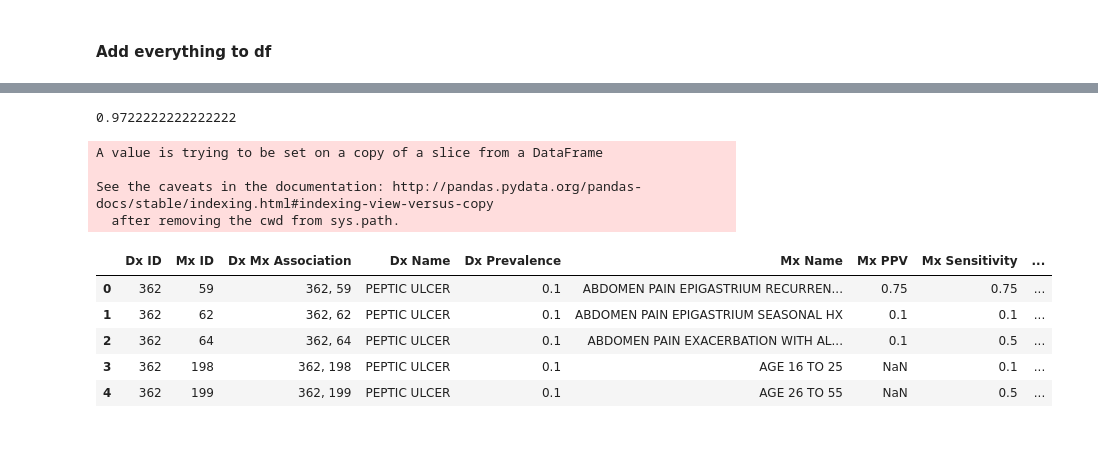
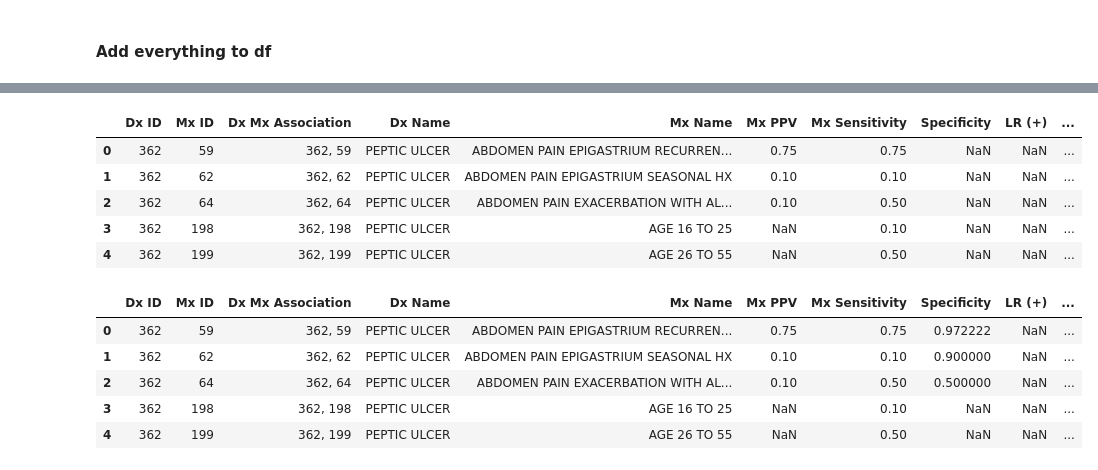
Before and after one commit to alvinjeffery/cds_bayes, a Jupyter notebook: cds_df.ipynb, the cells around one changed output, grey strips where cells are left out. Saved outputs shown, nothing was run; the diff lists cells and outputs as text; code cells hidden in the pictures; blank space fills up the shorter version.

```diff
--- a/cds_df.ipynb
+++ b/cds_df.ipynb
@@ -183,11 +189,14 @@ df.head()
 # %%
 # cast all numeric values to integers
 
-for i in range(len(df)):
-    df['Dx Prevalence'][i] = int(df['Dx Prevalence'][i])
-    df['Mx PPV'][i] = int(df['Mx PPV'][i])
-    df['Mx Sensitivity'][i] = int(df['Mx Sensitivity'][i])
-    df['Mx Import'][i] = int(df['Mx Import'][i])
+#for i in range(len(df)):
+#    df['Dx Prevalence'][i] = int(df['Dx Prevalence'][i])
+#    df['Mx PPV'][i] = int(df['Mx PPV'][i])
+#    df['Mx Sensitivity'][i] = int(df['Mx Sensitivity'][i])
+#    df['Mx Import'][i] = int(df['Mx Import'][i])
 
+# Grayson, here is a vectorized form that should be quicker
+cols = ['Dx Prevalence', 'Mx PPV', 'Mx Sensitivity', 'Import Num']
+df[cols] = df[cols].apply(pd.to_numeric)
 df.head()
 # %% [output]
@@ -281,3 +209,35 @@ See the caveats in the documentation: http://pandas.pydata.org/pandas-docs/stabl
+# %%
+PREV = {1: 1/1000000,
+       2: 1/100000,
+       3: 1/1000,
+       4: 1/100,
+       5: 1/10}
+
+PPV = {0: np.NaN,
+      1: 0.01,
+      2: 0.1,
+      3: 0.75,
+      4: 0.9,
+      5: 1}
+
+SENS = {1: 0.01,
+       2: 0.1,
+       3: 0.5,
+       4: 0.75,
+       5: 1}
+
+df['Dx Prevalence'] = df['Dx Prevalence'].map(PREV)
+df['Mx PPV'] = df['Mx PPV'].map(PPV)
+df['Mx Sensitivity'] = df['Mx Sensitivity'].map(SENS)
+# %%
+df.head()
+# %% [output]
+|  | Dx ID | Mx ID | Dx Mx Association | Dx Name | Mx Name | Mx PPV | Mx Sensitivity | Specificity | LR (+) | ... |
+| 0 | 362 | 59 | 362, 59 | PEPTIC ULCER | ABDOMEN PAIN EPIGASTRIUM RECURREN... | 0.75 | 0.75 | NaN | NaN | ... |
+| 1 | 362 | 62 | 362, 62 | PEPTIC ULCER | ABDOMEN PAIN EPIGASTRIUM SEASONAL HX | 0.10 | 0.10 | NaN | NaN | ... |
+| 2 | 362 | 64 | 362, 64 | PEPTIC ULCER | ABDOMEN PAIN EXACERBATION WITH AL... | 0.10 | 0.50 | NaN | NaN | ... |
+| 3 | 362 | 198 | 362, 198 | PEPTIC ULCER | AGE 16 TO 25 | NaN | 0.10 | NaN | NaN | ... |
+| 4 | 362 | 199 | 362, 199 | PEPTIC ULCER | AGE 26 TO 55 | NaN | 0.50 | NaN | NaN | ... |
 # %%
 # add specificity helper function
 
@@ -288,26 +248,20 @@ def calc_specificity(sens, ppv, prev):
     """
     spec = 1 - ((sens*prev/ppv - sens*prev)/(1-prev))
     return spec
-# %%
-calc_specificity(0.75, 0.75, 0.1)
-# %% [output]
-0.9722222222222222
 # %%
 # calculate specificities
 
-for i in range(len(df)):
-    df['Specificity'][i] = calc_specificity(df['Mx Sensitivity'][i], df['Mx PPV'][i], df['Dx Prevalence'][i])
+#for i in range(len(df)):
+#    df['Specificity'][i] = calc_specificity(df['Mx Sensitivity'][i], df['Mx PPV'][i], df['Dx Prevalence'][i])
 
+# Grayson, here is vectorized notation coming into play again
+df['Specificity'] = calc_specificity(df['Mx Sensitivity'], df['Mx PPV'], df['Dx Prevalence'])
 df.head()
 # %% [output]
-A value is trying to be set on a copy of a slice from a DataFrame
-
-See the caveats in the documentation: http://pandas.pydata.org/pandas-docs/stable/indexing.html#indexing-view-versus-copy
-  after removing the cwd from sys.path.
-|  | Dx ID | Mx ID | Dx Mx Association | Dx Name | Dx Prevalence | Mx Name | Mx PPV | Mx Sensitivity | ... |
-| 0 | 362 | 59 | 362, 59 | PEPTIC ULCER | 0.1 | ABDOMEN PAIN EPIGASTRIUM RECURREN... | 0.75 | 0.75 | ... |
-| 1 | 362 | 62 | 362, 62 | PEPTIC ULCER | 0.1 | ABDOMEN PAIN EPIGASTRIUM SEASONAL HX | 0.1 | 0.1 | ... |
-| 2 | 362 | 64 | 362, 64 | PEPTIC ULCER | 0.1 | ABDOMEN PAIN EXACERBATION WITH AL... | 0.1 | 0.5 | ... |
-| 3 | 362 | 198 | 362, 198 | PEPTIC ULCER | 0.1 | AGE 16 TO 25 | NaN | 0.1 | ... |
-| 4 | 362 | 199 | 362, 199 | PEPTIC ULCER | 0.1 | AGE 26 TO 55 | NaN | 0.5 | ... |
+|  | Dx ID | Mx ID | Dx Mx Association | Dx Name | Mx Name | Mx PPV | Mx Sensitivity | Specificity | LR (+) | ... |
+| 0 | 362 | 59 | 362, 59 | PEPTIC ULCER | ABDOMEN PAIN EPIGASTRIUM RECURREN... | 0.75 | 0.75 | 0.972222 | NaN | ... |
+| 1 | 362 | 62 | 362, 62 | PEPTIC ULCER | ABDOMEN PAIN EPIGASTRIUM SEASONAL HX | 0.10 | 0.10 | 0.900000 | NaN | ... |
+| 2 | 362 | 64 | 362, 64 | PEPTIC ULCER | ABDOMEN PAIN EXACERBATION WITH AL... | 0.10 | 0.50 | 0.500000 | NaN | ... |
+| 3 | 362 | 198 | 362, 198 | PEPTIC ULCER | AGE 16 TO 25 | NaN | 0.10 | NaN | NaN | ... |
+| 4 | 362 | 199 | 362, 199 | PEPTIC ULCER | AGE 26 TO 55 | NaN | 0.50 | NaN | NaN | ... |
 # %%
```
Also changed, not shown: parts of 16 cells of this notebook, 1 other file.
